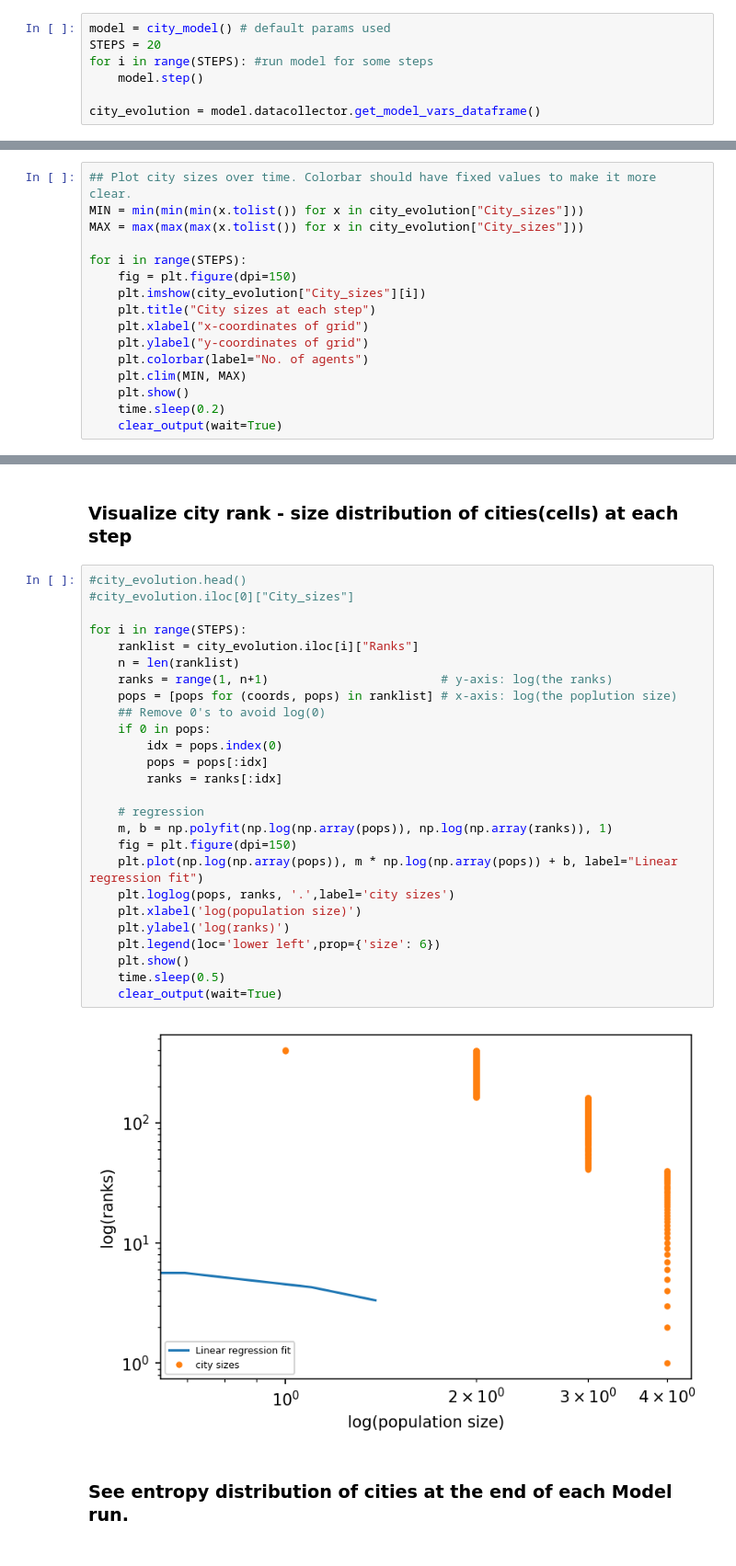
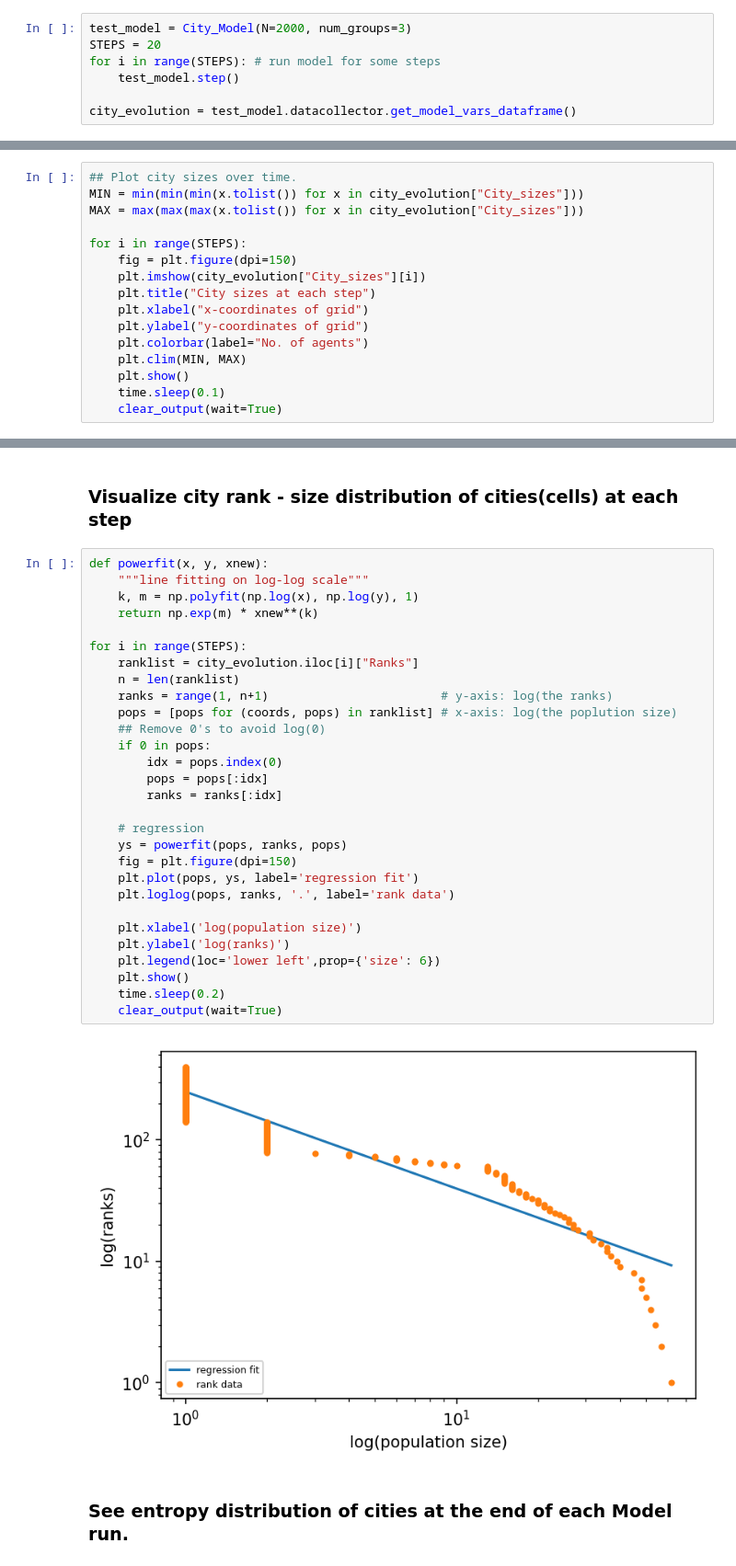
Before and after one commit to kamleshsahoo/CityFormation-ABM, a Jupyter notebook: EvolutionaryCity.ipynb, the cells around one changed output, grey strips where cells are left out. Shown: that part at 92% size. Drawn from its saved outputs; the diff is of its cells as text.

```diff
--- a/EvolutionaryCity.ipynb
+++ b/EvolutionaryCity.ipynb
@@ -229,7 +364,7 @@ class city_model(Model):
 # %%
-model = city_model() # default params used
+test_model = City_Model(N=2000, num_groups=3)
 STEPS = 20
-for i in range(STEPS): #run model for some steps
-    model.step()
+for i in range(STEPS): # run model for some steps
+    test_model.step()
 
-city_evolution = model.datacollector.get_model_vars_dataframe()
+city_evolution = test_model.datacollector.get_model_vars_dataframe()
@@ -236,7 +379,7 @@ city_evolution = model.datacollector.get_model_vars_dataframe()
 # %% [markdown]
 ### Visualize city sizes at each step
 # %%
-## Plot city sizes over time. Colorbar should have fixed values to make it more clear.
+## Plot city sizes over time.
 MIN = min(min(min(x.tolist()) for x in city_evolution["City_sizes"]))
 MAX = max(max(max(x.tolist()) for x in city_evolution["City_sizes"]))
 
@@ -249,6 +392,6 @@ for i in range(STEPS):
     plt.colorbar(label="No. of agents")
     plt.clim(MIN, MAX)
     plt.show()
-    time.sleep(0.2)
+    time.sleep(0.1)
     clear_output(wait=True)
 # %% [output]
@@ -264,33 +407,36 @@ city_evolution["Utility"].plot(xlabel="steps", ylabel="utility",title="Model Uti
 # %% [markdown]
 ### Visualize city rank - size distribution of cities(cells) at each step
 # %%
-#city_evolution.head()
-#city_evolution.iloc[0]["City_sizes"]
+def powerfit(x, y, xnew):
+    """line fitting on log-log scale"""
+    k, m = np.polyfit(np.log(x), np.log(y), 1)
+    return np.exp(m) * xnew**(k)
 
 for i in range(STEPS):
     ranklist = city_evolution.iloc[i]["Ranks"]
     n = len(ranklist)
     ranks = range(1, n+1)                        # y-axis: log(the ranks)
     pops = [pops for (coords, pops) in ranklist] # x-axis: log(the poplution size)
     ## Remove 0's to avoid log(0)
     if 0 in pops:
         idx = pops.index(0)
         pops = pops[:idx]
         ranks = ranks[:idx]
 
     # regression
-    m, b = np.polyfit(np.log(np.array(pops)), np.log(np.array(ranks)), 1)
+    ys = powerfit(pops, ranks, pops)
     fig = plt.figure(dpi=150)
-    plt.plot(np.log(np.array(pops)), m * np.log(np.array(pops)) + b, label="Linear regression fit")
-    plt.loglog(pops, ranks, '.',label='city sizes')
+    plt.plot(pops, ys, label='regression fit')
+    plt.loglog(pops, ranks, '.', label='rank data')
+
     plt.xlabel('log(population size)')
     plt.ylabel('log(ranks)')
     plt.legend(loc='lower left',prop={'size': 6})
     plt.show()
-    time.sleep(0.5)
+    time.sleep(0.2)
     clear_output(wait=True)
 # %% [output]
-[figure, old version]
+[figure, new version]
 # %% [markdown]
 ### See entropy distribution of cities at the end of each Model run.
 # %% [markdown]
```
Also changed, not shown: parts of 13 cells of this notebook.
